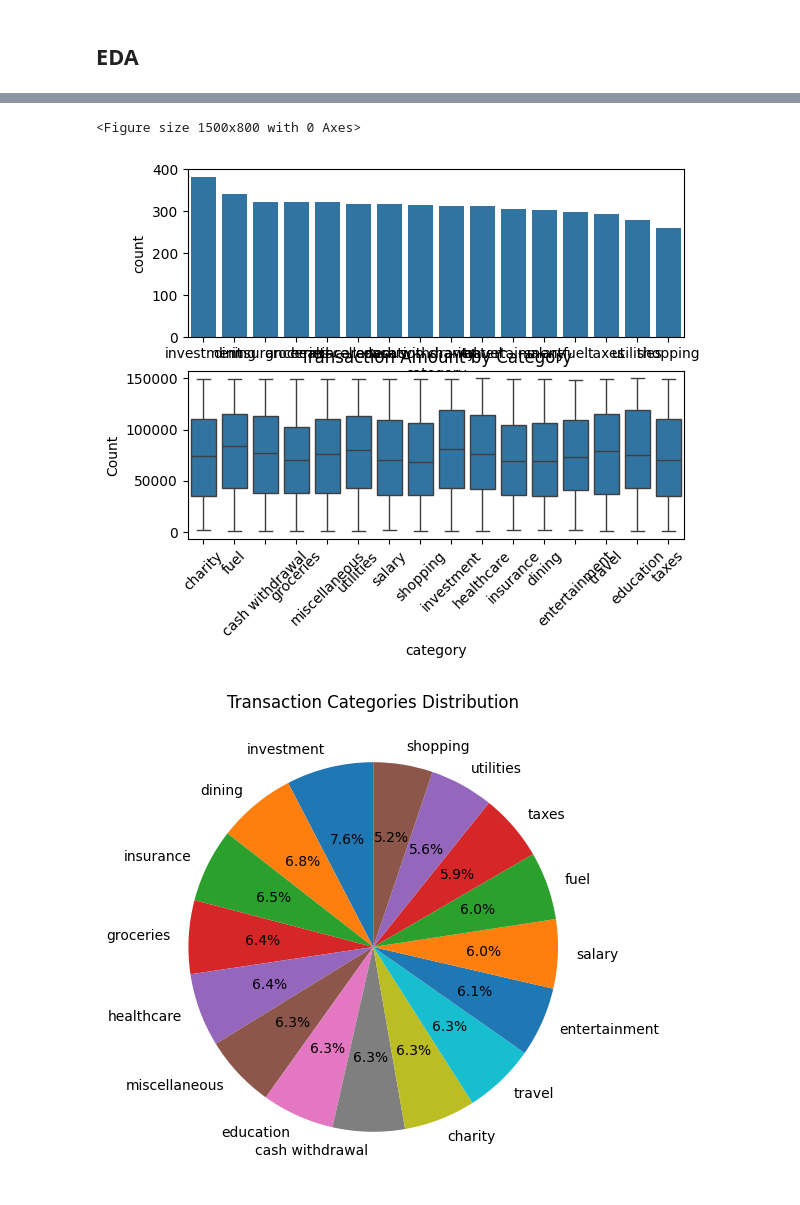
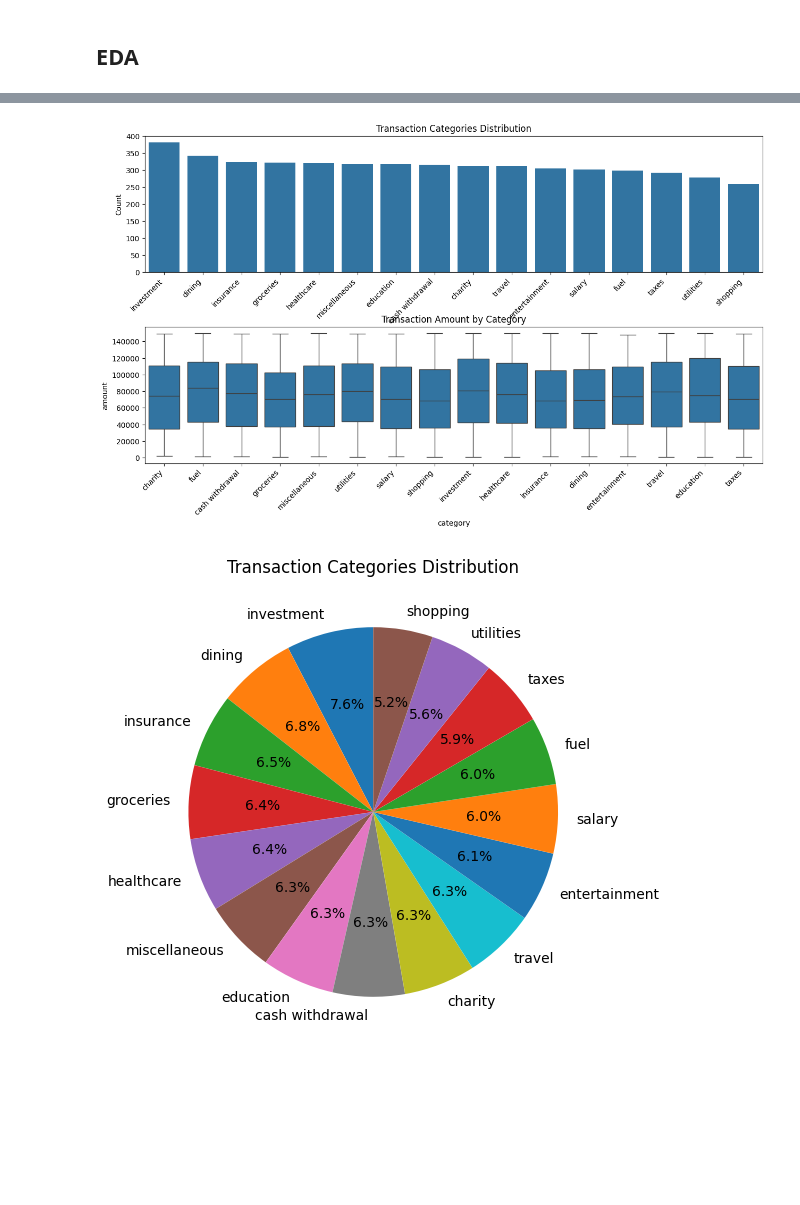
Before and after one commit to sthitaprajnadas/gcp-aiml-works, a Jupyter notebook: trans_classifier.ipynb, the cells around one changed output, grey strips where cells are left out. Drawn from its saved outputs; the diff is of its cells as text; code cells hidden in the pictures; blank space fills up the shorter version.

```diff
--- a/trans_classifier.ipynb
+++ b/trans_classifier.ipynb
@@ -79,21 +79,32 @@ utilities          5.56
 shopping           5.20
 Name: proportion, dtype: float64
 # %%
-plt.figure(figsize=(15,8))
+import matplotlib.pyplot as plt
+import seaborn as sns
 
-fig, (ax1, ax2) = plt.subplots(2)
-sns.countplot(data=df, x='category', order=category_counts.index , ax=ax1)
-plt.xticks(rotation=45)
-plt.title('Transaction Categories Distribution')
-plt.ylabel('Count')
+# Create figure and two subplots stacked vertically
+fig, (ax1, ax2) = plt.subplots(2, 1, figsize=(15, 8))
 
+# --- First plot ---
+sns.countplot(data=df, x='category', order=category_counts.index, ax=ax1)
+ax1.set_xticklabels(ax1.get_xticklabels(), rotation=45, ha='right')
+ax1.set_title('Transaction Categories Distribution')
+ax1.set_ylabel('Count')
 
+# --- Second plot ---
 sns.boxplot(x='category', y='amount', data=df, ax=ax2)
-plt.title('Transaction Amount by Category')
+ax2.set_xticklabels(ax2.get_xticklabels(), rotation=45, ha='right')
+ax2.set_title('Transaction Amount by Category')
+
+# --- Add vertical space between the two subplots ---
+fig.subplots_adjust(hspace=0.4)  # increase this to add more space
+
+# Or alternatively:
+# plt.tight_layout(pad=3.0)  # another way to add space
+
 plt.show()
 # %% [output]
-<Figure size 1500x800 with 0 Axes>
-[figure, old version]
+[figure, new version]
 # %%
 category_counts.plot.pie(autopct='%1.1f%%', figsize=(6,6), startangle=90)
 plt.title('Transaction Categories Distribution')
```
